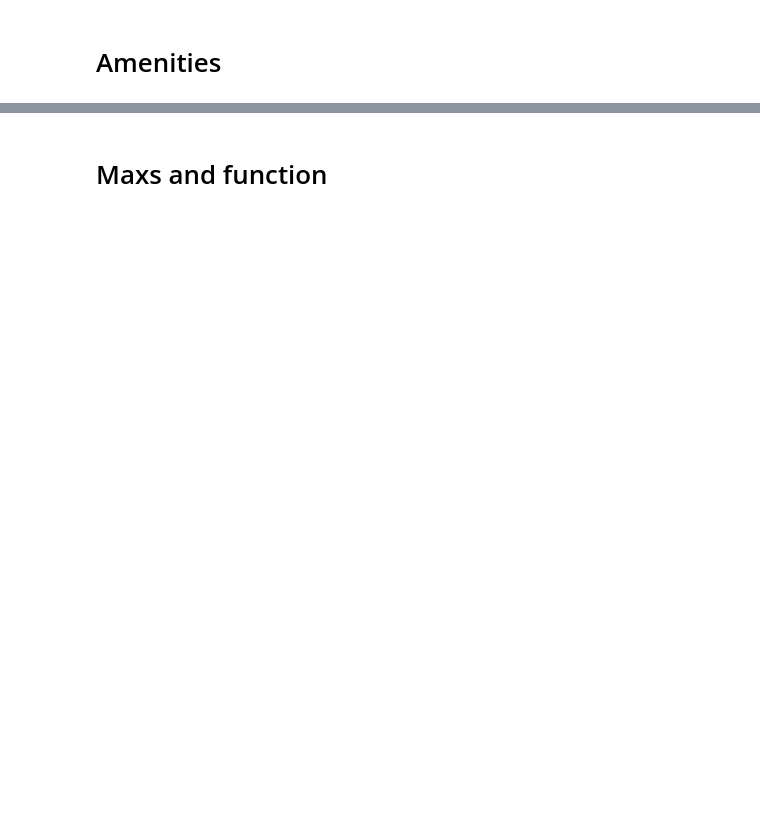
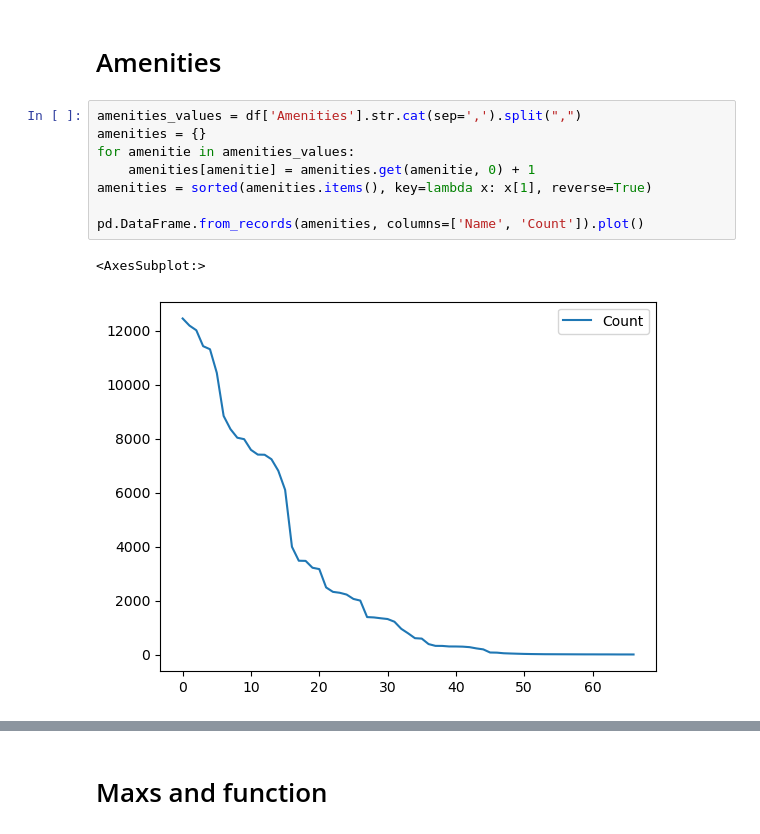
Before and after one commit to Maria-Victoria-Ramello/Proyecto-Final-KeepCoding, a Jupyter notebook: python scripts/etl.ipynb, the cells around one changed output, grey strips where cells are left out. Saved outputs shown, nothing was run; the diff lists cells and outputs as text; blank space fills up the shorter version.

```diff
--- a/python scripts/etl.ipynb
+++ b/python scripts/etl.ipynb
@@ -59,2 +68,13 @@ df['Property Type'].value_counts()
 # %% [markdown]
 # Amenities
+# %%
+amenities_values = df['Amenities'].str.cat(sep=',').split(",")
+amenities = {}
+for amenitie in amenities_values:
+    amenities[amenitie] = amenities.get(amenitie, 0) + 1
+amenities = sorted(amenities.items(), key=lambda x: x[1], reverse=True)
+
+pd.DataFrame.from_records(amenities, columns=['Name', 'Count']).plot()
+# %% [output]
+<AxesSubplot:>
+[figure, added]
```
Also changed, not shown: parts of 23 cells of this notebook.
